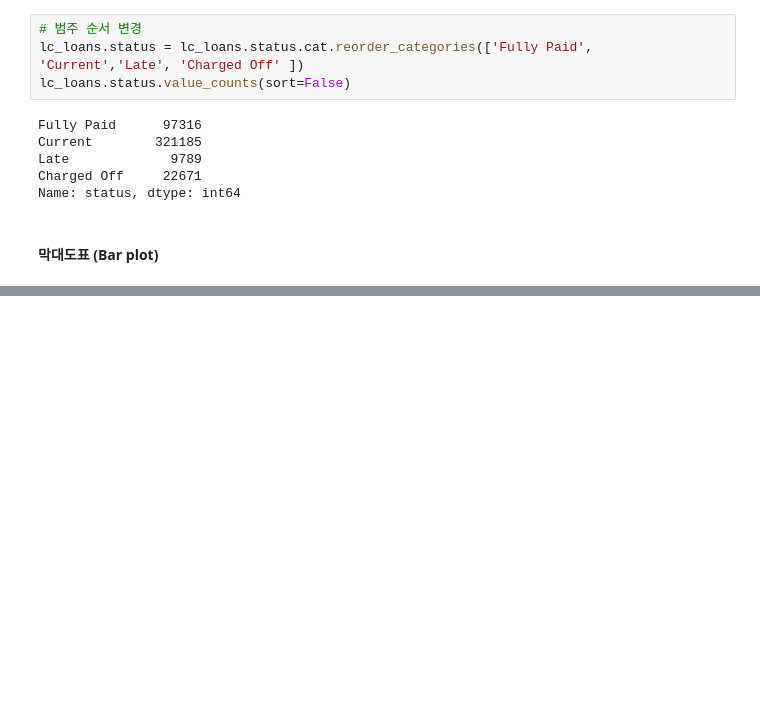
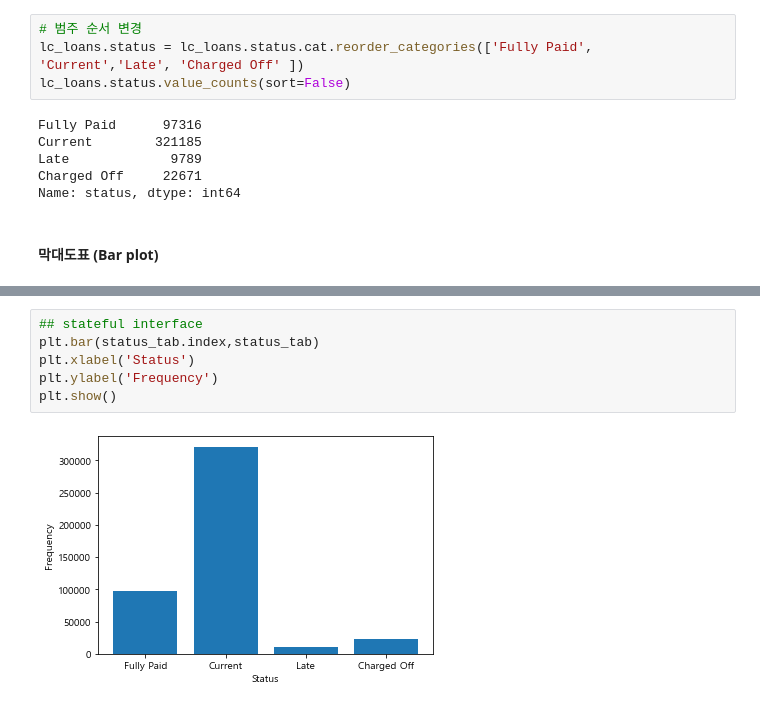
Before and after one commit to luckyspia/TIL, a Jupyter notebook: Exploratory_Data_Analysis/01.categorical_var.ipynb, the cells around one changed output, grey strips where cells are left out. Cells and saved outputs as stored; diff of their text form; blank space fills up the shorter version.

```diff
--- a/Exploratory_Data_Analysis/01.categorical_var.ipynb
+++ b/Exploratory_Data_Analysis/01.categorical_var.ipynb
@@ -124,0 +156,8 @@ Name: status, dtype: int64
+# %%
+## stateful interface
+plt.bar(status_tab.index,status_tab)
+plt.xlabel('Status')
+plt.ylabel('Frequency')
+plt.show()
+# %% [output]
+[figure, added]
```
Also changed, not shown: parts of 49 cells of this notebook.
